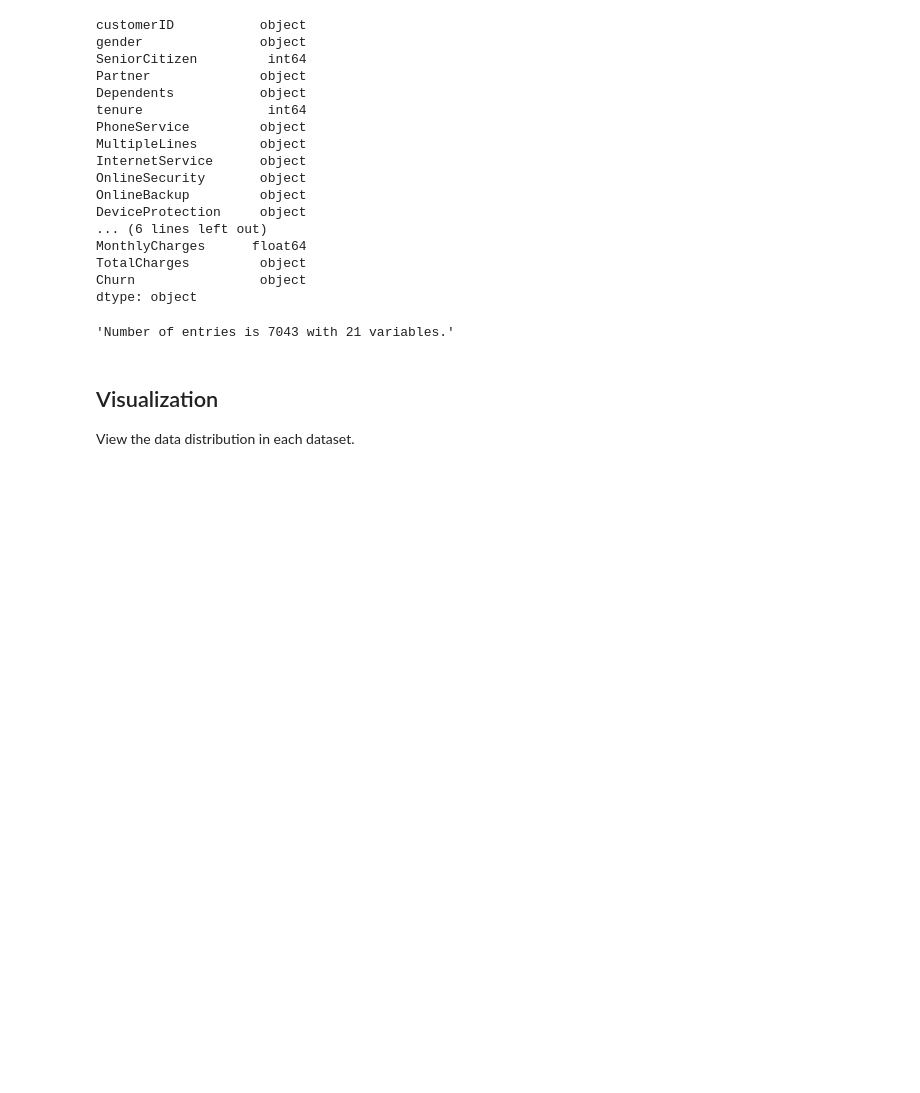
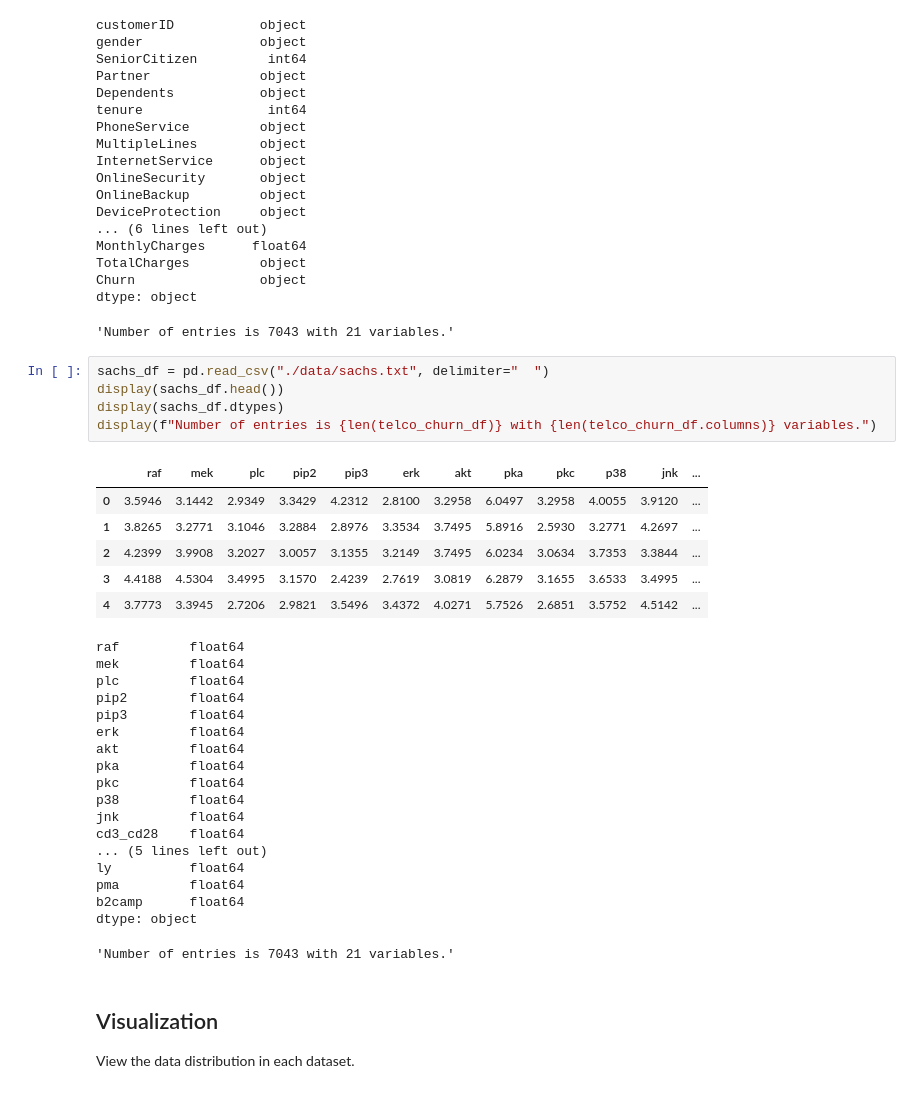
Before and after one commit to nathanluskey/Project_80816, a Jupyter notebook: basic_analys.ipynb, the cells around one changed output. Saved outputs shown, nothing was run; the diff lists cells and outputs as text; blank space fills up the shorter version.

```diff
--- a/basic_analys.ipynb
+++ b/basic_analys.ipynb
@@ -68,6 +68,36 @@ TotalCharges         object
 Churn                object
 dtype: object
 'Number of entries is 7043 with 21 variables.'
+# %%
+sachs_df = pd.read_csv("./data/sachs.txt", delimiter="	")
+display(sachs_df.head())
+display(sachs_df.dtypes)
+display(f"Number of entries is {len(telco_churn_df)} with {len(telco_churn_df.columns)} variables.")
+# %% [output]
+|  | raf | mek | plc | pip2 | pip3 | erk | akt | pka | pkc | p38 | jnk | ... |
+| 0 | 3.5946 | 3.1442 | 2.9349 | 3.3429 | 4.2312 | 2.8100 | 3.2958 | 6.0497 | 3.2958 | 4.0055 | 3.9120 | ... |
+| 1 | 3.8265 | 3.2771 | 3.1046 | 3.2884 | 2.8976 | 3.3534 | 3.7495 | 5.8916 | 2.5930 | 3.2771 | 4.2697 | ... |
+| 2 | 4.2399 | 3.9908 | 3.2027 | 3.0057 | 3.1355 | 3.2149 | 3.7495 | 6.0234 | 3.0634 | 3.7353 | 3.3844 | ... |
+| 3 | 4.4188 | 4.5304 | 3.4995 | 3.1570 | 2.4239 | 2.7619 | 3.0819 | 6.2879 | 3.1655 | 3.6533 | 3.4995 | ... |
+| 4 | 3.7773 | 3.3945 | 2.7206 | 2.9821 | 3.5496 | 3.4372 | 4.0271 | 5.7526 | 2.6851 | 3.5752 | 4.5142 | ... |
+raf         float64
+mek         float64
+plc         float64
+pip2        float64
+pip3        float64
+erk         float64
+akt         float64
+pka         float64
+pkc         float64
+p38         float64
+jnk         float64
+cd3_cd28    float64
+... (5 lines left out)
+ly          float64
+pma         float64
+b2camp      float64
+dtype: object
+'Number of entries is 7043 with 21 variables.'
 # %% [markdown]
 ## Visualization
 View the data distribution in each dataset.
```
Also changed, not shown: parts of 1 cell of this notebook, 2 other files.
